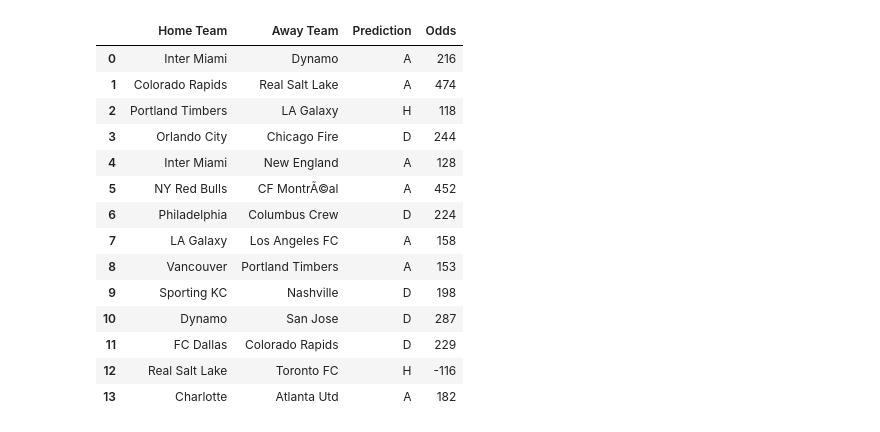
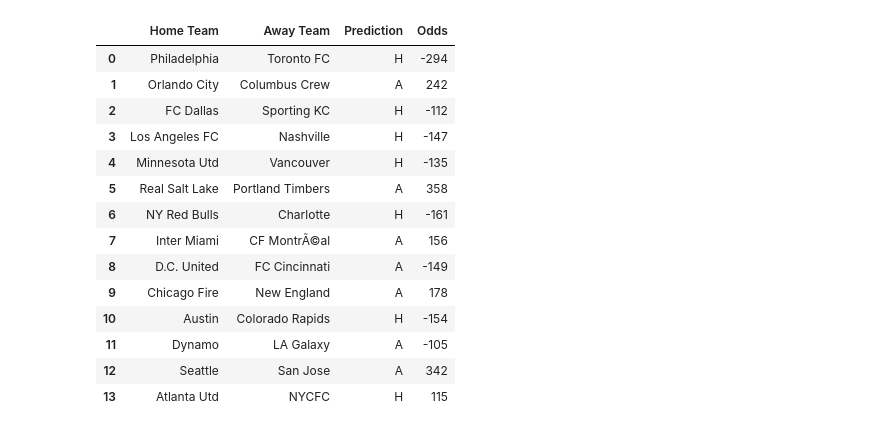
Before and after one commit to Croisade/socceroo, a Jupyter notebook: notebooks/moneyline/apply-model.ipynb, the cells around one changed output. Cells and saved outputs as stored; diff of their text form; code cells hidden in the pictures.

```diff
--- a/notebooks/moneyline/apply-model.ipynb
+++ b/notebooks/moneyline/apply-model.ipynb
@@ -48,3 +44,13 @@ df_mls_odds.tail(28)
 | 321 | 321 | 2022 | 2022-10-30 | Los Angeles FC | Austin | H | 497 | ... |
 | 322 | 322 | 2022 | 2022-10-31 | Philadelphia | NYCFC | H | 285 | ... |
 | 419 | 419 | 2022 | 2022-11-05 | Los Angeles FC | Philadelphia | D | 354 | ... |
+# %%
+def calculate_winnings(odds, bet_amount=1):
+    if np.isnan(odds):
+        return 0
+    elif (odds > 0):
+        # Positive odds
+        return (odds / 100) * bet_amount
+    else:
+        # Negative odds
+        return (100 / abs(odds)) * bet_amount
@@ -89,0 +183,24 @@ def calc_points(df, team, team_stats):
+# %%
+summ = 0
+lower_bound = 10
+upper_bound = 34
+
+bound_dif = upper_bound - lower_bound
+
+average = (bound_dif * 28) if bound_dif > 0 else 28
+
+home_total = []
+away_total = []
+draw_total = []
+
+home_count = []
+away_count = []
+draw_count = []
+
+test = []
+for x in range(lower_bound, upper_bound):
+    result = get_match_day_results(x, home_total, away_total, draw_total, home_count, away_count, draw_count)
+    summ += result["sum"]
+
+print(np.median(home_total), np.median(away_total), np.median(draw_total))
+print(summ, np.sum(home_total) / len(home_count), np.sum(away_total) / len(away_count), np.sum(draw_total) / len(draw_count))
@@ -90,7 +210,8 @@ def calc_points(df, team, team_stats):
 # %%
-df_mls_fix4 , df_mls_match10 = split_data_matches(5)
-df_mls_odds_fix4 , df_mls_odds_10 = split_data_odds(5)
+df_mls_fix4 , df_mls_match10 = split_data_matches(33)
+df_mls_odds_fix4 , df_mls_odds_10 = split_data_odds(33)
 
+print(df_mls_fix4)
 
 all_teams_stats = []
 
@@ -169,10 +289,10 @@ for ind, row in df_mls_odds_10.iterrows():
     exp_points_diff_teams = (home_exp_points - away_exp_points)
     print(exp_points_diff_teams)
 
-    if exp_points_diff_teams > 1.5:
+    if exp_points_diff_teams > 2:
         result = "H"
         odds = row["Industry Average Home Team Win Odds (American)"]
-    elif abs(exp_points_diff_teams) < 1.5:
+    elif abs(exp_points_diff_teams) < 2:
         result = "D"
         odds = row["Industry Average Draw Odds (American)"]
     else:
@@ -203,18 +323,18 @@ df_slip
 |  | Home Team | Away Team | Prediction | Odds |
-| 0 | Inter Miami | Dynamo | A | 216 |
-| 1 | Colorado Rapids | Real Salt Lake | A | 474 |
-| 2 | Portland Timbers | LA Galaxy | H | 118 |
-| 3 | Orlando City | Chicago Fire | D | 244 |
-| 4 | Inter Miami | New England | A | 128 |
-| 5 | NY Red Bulls | CF MontrÃ©al | A | 452 |
-| 6 | Philadelphia | Columbus Crew | D | 224 |
-| 7 | LA Galaxy | Los Angeles FC | A | 158 |
-| 8 | Vancouver | Portland Timbers | A | 153 |
-| 9 | Sporting KC | Nashville | D | 198 |
-| 10 | Dynamo | San Jose | D | 287 |
-| 11 | FC Dallas | Colorado Rapids | D | 229 |
-| 12 | Real Salt Lake | Toronto FC | H | -116 |
-| 13 | Charlotte | Atlanta Utd | A | 182 |
+| 0 | Philadelphia | Toronto FC | H | -294 |
+| 1 | Orlando City | Columbus Crew | A | 242 |
+| 2 | FC Dallas | Sporting KC | H | -112 |
+| 3 | Los Angeles FC | Nashville | H | -147 |
+| 4 | Minnesota Utd | Vancouver | H | -135 |
+| 5 | Real Salt Lake | Portland Timbers | A | 358 |
+| 6 | NY Red Bulls | Charlotte | H | -161 |
+| 7 | Inter Miami | CF MontrÃ©al | A | 156 |
+| 8 | D.C. United | FC Cincinnati | A | -149 |
+| 9 | Chicago Fire | New England | A | 178 |
+| 10 | Austin | Colorado Rapids | H | -154 |
+| 11 | Dynamo | LA Galaxy | A | -105 |
+| 12 | Seattle | San Jose | A | 342 |
+| 13 | Atlanta Utd | NYCFC | H | 115 |
 # %%
 df_slip = df_mls_odds_10.merge(df_slip, on=["Home Team", "Away Team"])[["Home Team", "Away Team", "Prediction", "Odds", "Full Time Result"]]
 
```
Also changed, not shown: parts of 12 cells of this notebook.
